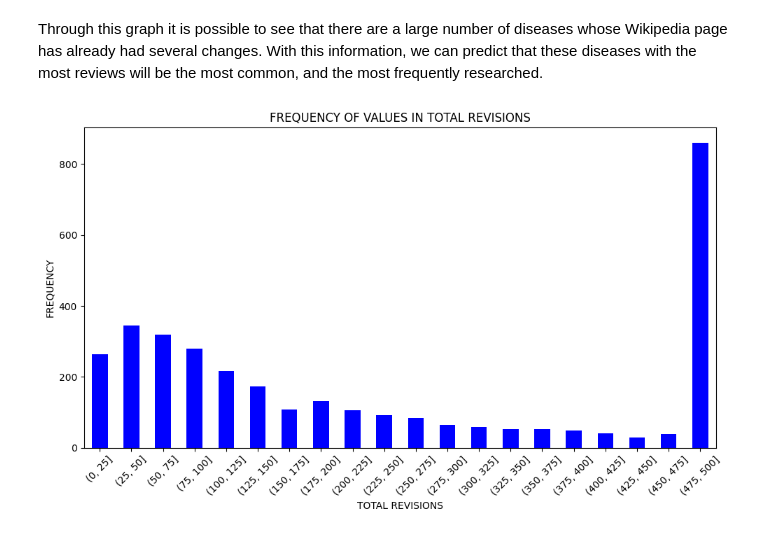
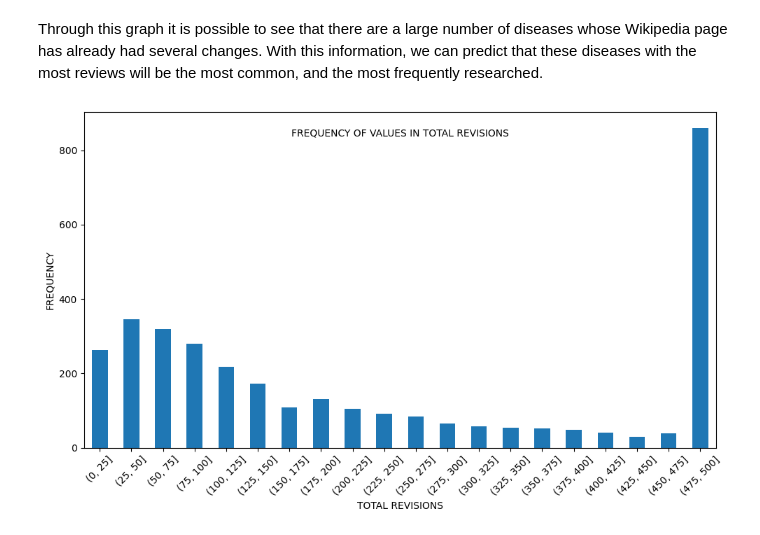
Before and after one commit to ritaleite03/FEUP-MEIC-PRI, a Jupyter notebook: project_1/analysis.ipynb, the cells around one changed output. Cells and saved outputs as stored; diff of their text form; code cells hidden in the pictures.

```diff
--- a/project_1/analysis.ipynb
+++ b/project_1/analysis.ipynb
@@ -99,20 +151,20 @@ plt.show()
 Through this graph it is possible to see that there are a large number of diseases whose Wikipedia page has already had several changes. With this information, we can predict that these diseases with the most reviews will be the most common, and the most frequently researched.
 # %%
 
+# frequencia de valores em revisões torais (por intervalos)
+
 if "Total Revisions" in data.index:
-
     total_revisions = data.loc["Total Revisions"]
     bins = range(0, int(total_revisions.max()) + 25, 25)
     binned_revisions = pd.cut(total_revisions, bins=bins)
     value_counts = binned_revisions.value_counts().sort_index()
-
     plt.figure(figsize=(10, 6))
-    value_counts.plot(kind='bar', color='blue')
-    plt.title("FREQUENCY OF VALUES IN TOTAL REVISIONS")
+    value_counts.plot(kind='bar')
+    plt.title("FREQUENCY OF VALUES IN TOTAL REVISIONS",fontsize=10, y=0.91)
     plt.xlabel("TOTAL REVISIONS")
     plt.ylabel("FREQUENCY")
     plt.xticks(rotation=45)
     plt.tight_layout()
     plt.show()
 # %% [output]
-[figure, old version]
+[figure, new version]
```
Also changed, not shown: parts of 17 cells of this notebook, 2 other files.
